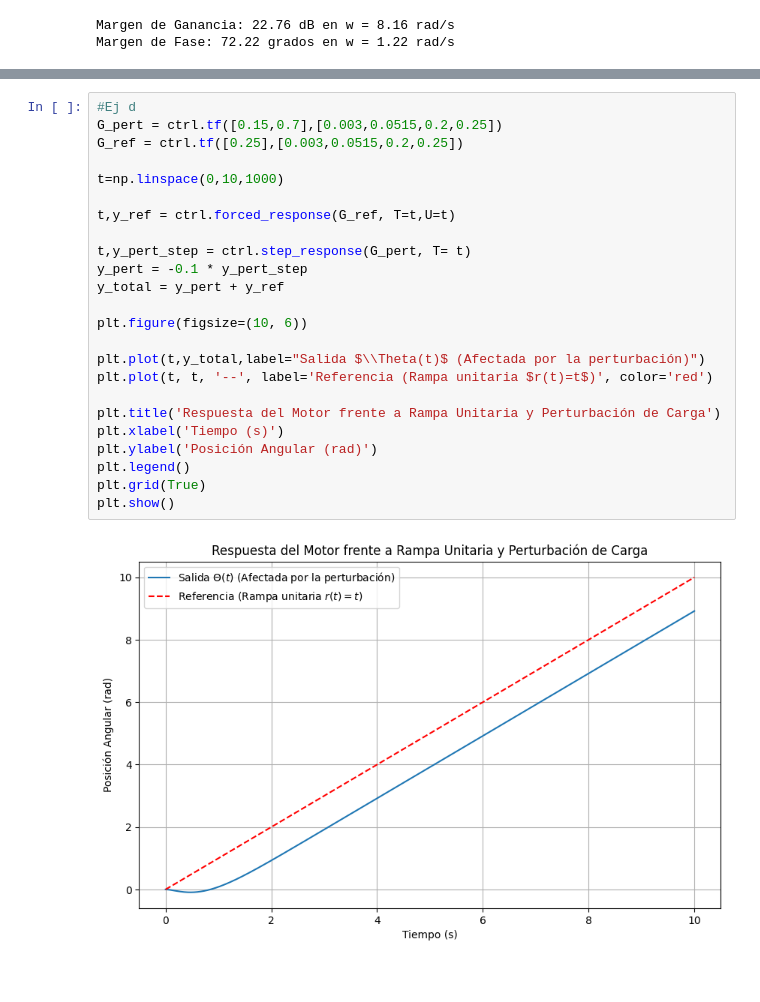
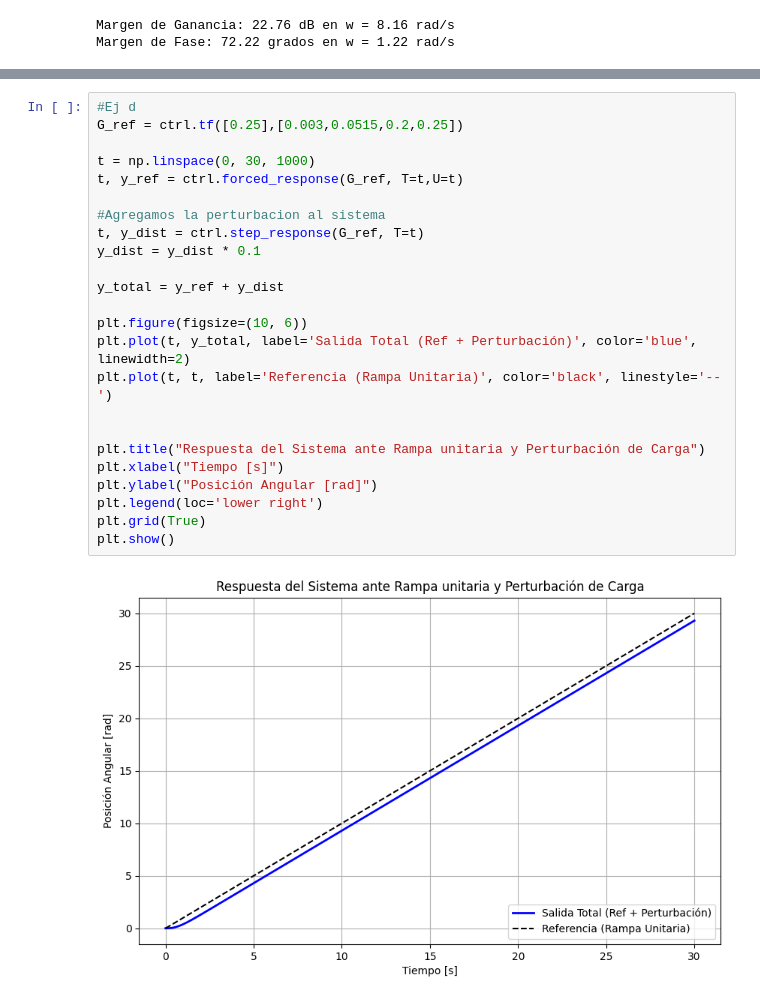
Before and after one commit to Ciror3/Tp1_SistemaDeControl, a Jupyter notebook: ej1/parteA.ipynb, the cells around one changed output, grey strips where cells are left out. Cells and saved outputs as stored; diff of their text form.

```diff
--- a/ej1/parteA.ipynb
+++ b/ej1/parteA.ipynb
@@ -47,26 +47,26 @@ plt.show()
 # %%
 #Ej d
-G_pert = ctrl.tf([0.15,0.7],[0.003,0.0515,0.2,0.25])
 G_ref = ctrl.tf([0.25],[0.003,0.0515,0.2,0.25])
 
-t=np.linspace(0,10,1000)
+t = np.linspace(0, 30, 1000)
+t, y_ref = ctrl.forced_response(G_ref, T=t,U=t)
 
-t,y_ref = ctrl.forced_response(G_ref, T=t,U=t)
+#Agregamos la perturbacion al sistema
+t, y_dist = ctrl.step_response(G_ref, T=t)
+y_dist = y_dist * 0.1
 
-t,y_pert_step = ctrl.step_response(G_pert, T= t)
-y_pert = -0.1 * y_pert_step
-y_total = y_pert + y_ref
+y_total = y_ref + y_dist
 
 plt.figure(figsize=(10, 6))
+plt.plot(t, y_total, label='Salida Total (Ref + Perturbación)', color='blue', linewidth=2)
+plt.plot(t, t, label='Referencia (Rampa Unitaria)', color='black', linestyle='--')
 
-plt.plot(t,y_total,label="Salida $\\Theta(t)$ (Afectada por la perturbación)")
-plt.plot(t, t, '--', label='Referencia (Rampa unitaria $r(t)=t$)', color='red')
 
-plt.title('Respuesta del Motor frente a Rampa Unitaria y Perturbación de Carga')
-plt.xlabel('Tiempo (s)')
-plt.ylabel('Posición Angular (rad)')
-plt.legend()
+plt.title("Respuesta del Sistema ante Rampa unitaria y Perturbación de Carga")
+plt.xlabel("Tiempo [s]")
+plt.ylabel("Posición Angular [rad]")
+plt.legend(loc='lower right')
 plt.grid(True)
 plt.show()
 # %% [output]
-[figure, old version]
+[figure, new version]
```
Also changed, not shown: parts of 3 cells of this notebook, 3 other files.
